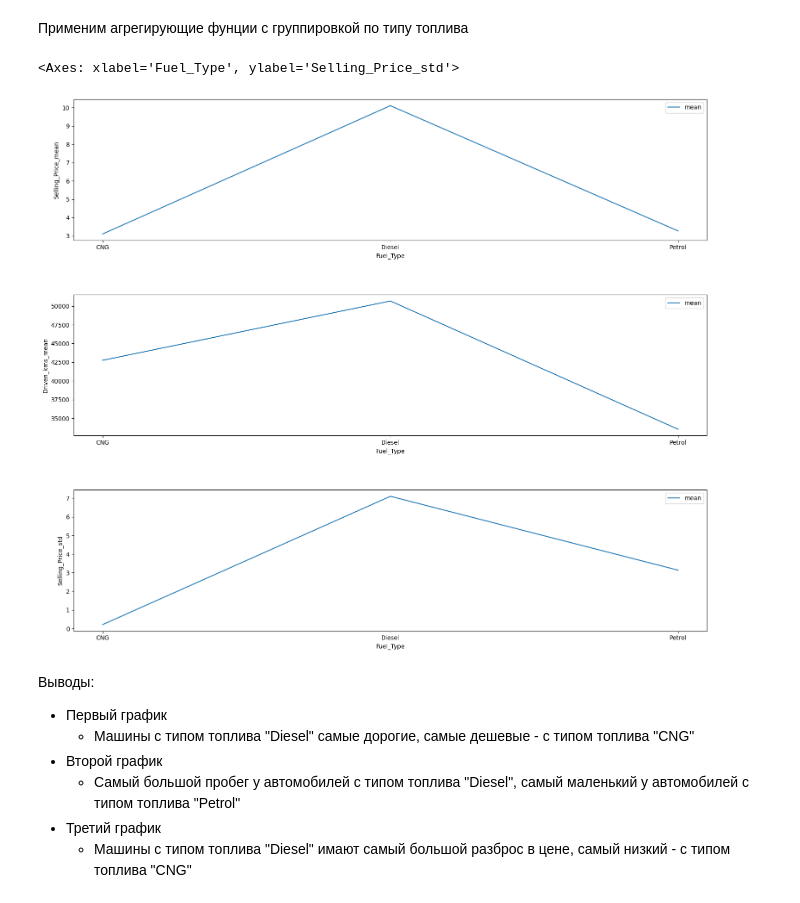
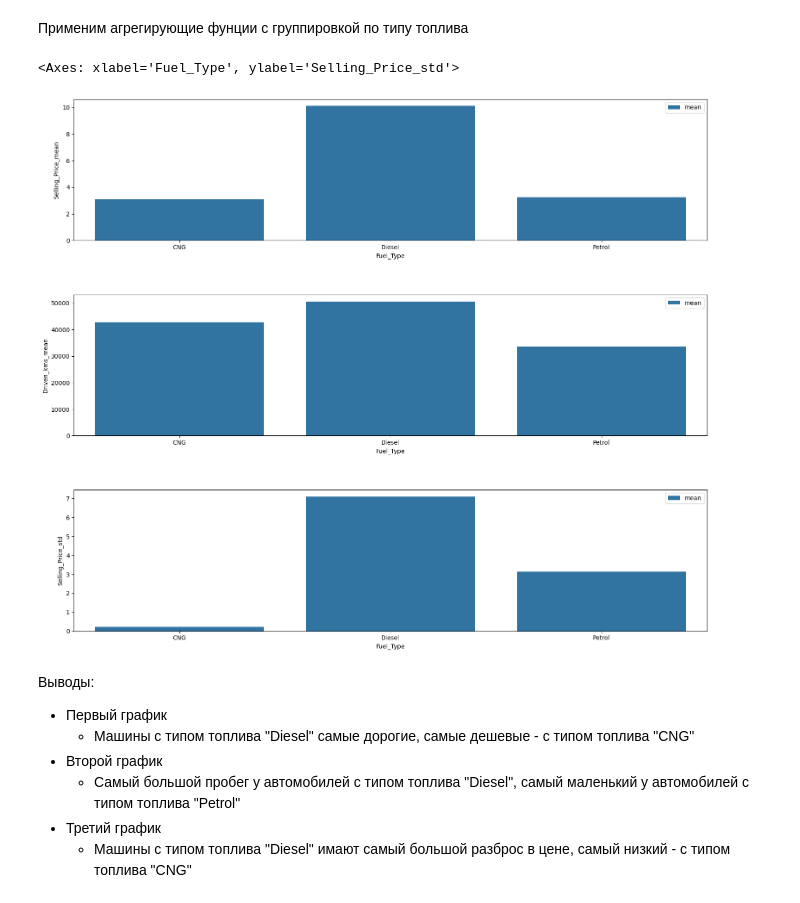
Before and after one commit to ViktorovGO/IIS_LR1, a Jupyter notebook: eda/eda.ipynb, the cells around one changed output. Cells and saved outputs as stored; diff of their text form; code cells hidden in the pictures.

```diff
--- a/eda/eda.ipynb
+++ b/eda/eda.ipynb
@@ -269,8 +268,8 @@ def flat_index(df_stats):
     df_stats.reset_index(inplace=True)
     return df_stats
 
-aggregated_df = flat_index(df[num_features+['Fuel_Type']].groupby(by='Fuel_Type').agg(['mean', 'std']))
-aggregated_df
+aggregated_df_fuel = flat_index(df[num_features+['Fuel_Type']].groupby(by='Fuel_Type').agg(['mean', 'std']))
+aggregated_df_fuel
 # %% [output]
 |  | Fuel_Type | Selling_Price_mean | Selling_Price_std | Present_Price_mean | Present_Price_std | ... |
 | 0 | CNG | 3.099609 | 0.212684 | 6.414062 | 1.872728 | ... |
@@ -281,15 +280,15 @@ aggregated_df
 # %%
 fig, axs = plt.pyplot.subplots(3,1)
 fig.tight_layout(pad=1)
 fig.set_size_inches(16.5, 14, forward=True)
 
 
-sns.lineplot(aggregated_df,x='Fuel_Type',y='Selling_Price_mean', label='mean', ax=axs[0])
-sns.lineplot(aggregated_df,x='Fuel_Type',y='Driven_kms_mean', label='mean', ax=axs[1])
-sns.lineplot(aggregated_df,x='Fuel_Type',y='Selling_Price_std', label='mean', ax=axs[2])
+sns.barplot(aggregated_df_fuel,x='Fuel_Type',y='Selling_Price_mean', label='mean', ax=axs[0])
+sns.barplot(aggregated_df_fuel,x='Fuel_Type',y='Driven_kms_mean', label='mean', ax=axs[1])
+sns.barplot(aggregated_df_fuel,x='Fuel_Type',y='Selling_Price_std', label='mean', ax=axs[2])
 # %% [output]
 <Axes: xlabel='Fuel_Type', ylabel='Selling_Price_std'>
-[figure, old version]
+[figure, new version]
 # %% [markdown]
 Выводы:
 - Первый график
```
Also changed, not shown: parts of 1 cell of this notebook, 2 other files.
